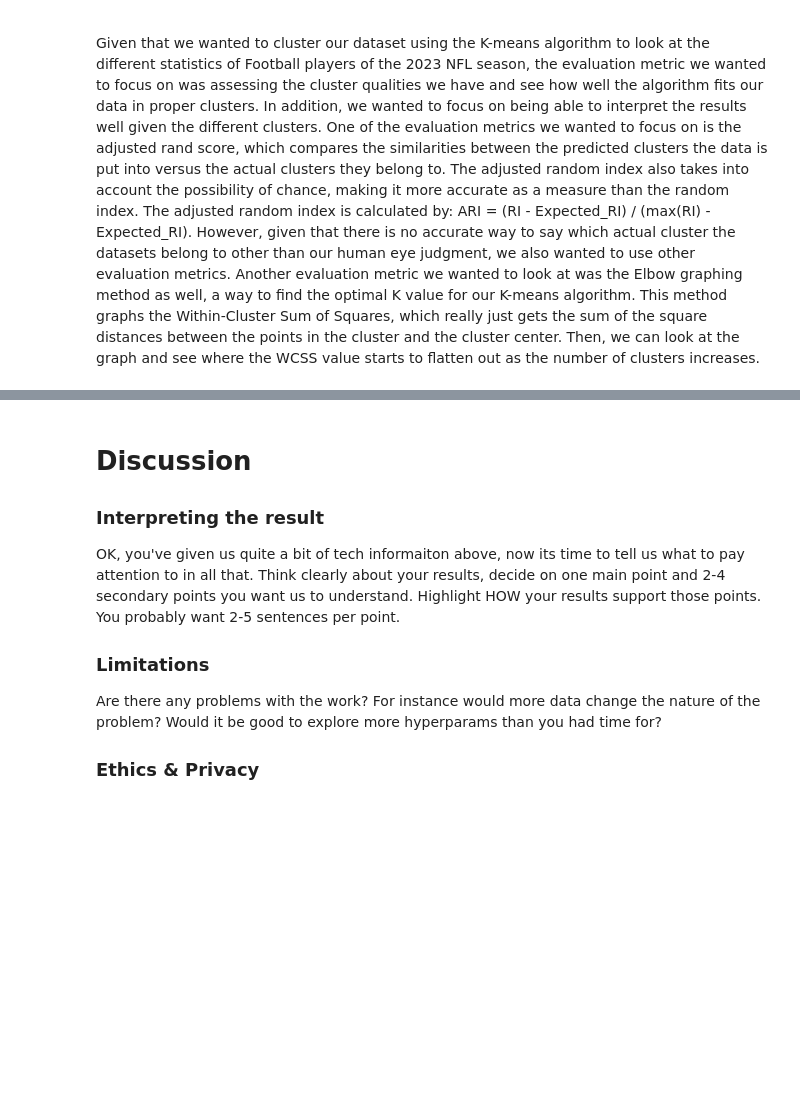
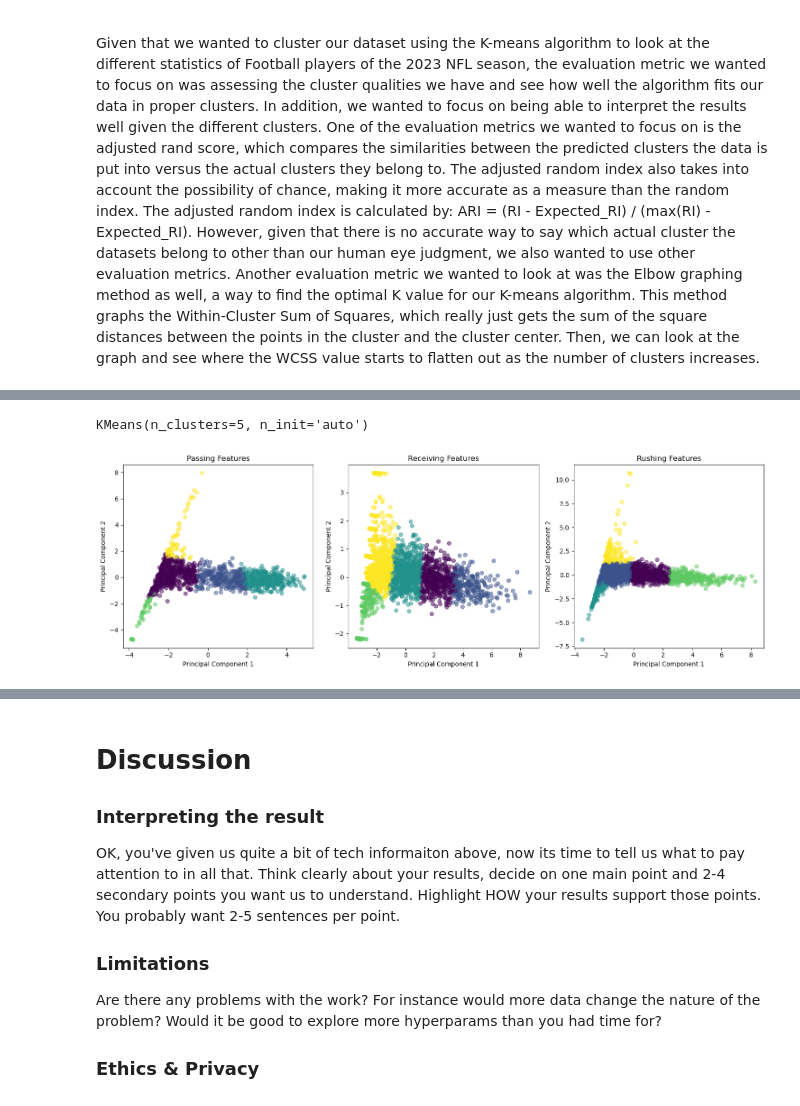
Before and after one commit to vpphan/group_template, a Jupyter notebook: FinalProject_groupXXX.ipynb, the cells around one changed output, grey strips where cells are left out. Saved outputs shown, nothing was run; the diff lists cells and outputs as text; code cells hidden in the pictures; blank space fills up the shorter version.

```diff
--- a/FinalProject_groupXXX.ipynb
+++ b/FinalProject_groupXXX.ipynb
@@ -81,0 +203,2 @@ Maybe you do model selection again, but using a different kind of metric than be
+# %%
+optimal_k = 5
@@ -81,0 +209,47 @@ Maybe you do model selection again, but using a different kind of metric than be
+# %%
+# this one also has a huge error after
+
+kmeans_passing = KMeans(n_clusters=optimal_k, n_init='auto')
+kmeans_receiving = KMeans(n_clusters=optimal_k, n_init='auto')
+kmeans_rushing = KMeans(n_clusters=optimal_k, n_init='auto')
+
+kmeans_passing.fit(passing_features.values)
+kmeans_receiving.fit(receiving_features.values)
+kmeans_rushing.fit(rushing_features.values)
+# %% [output]
+KMeans(n_clusters=5, n_init='auto')
+# %%
+# uuuh idk if this is right or not
+pca = PCA(n_components=2)
+passing_pca = pca.fit_transform(passing_features)
+receiving_pca = pca.fit_transform(receiving_features)
+rushing_pca = pca.fit_transform(rushing_features)
+plt.figure(figsize=(15, 5))
+
+# Plot for passing dataset
+plt.subplot(1, 3, 1)
+plt.scatter(passing_pca[:, 0], passing_pca[:, 1], c=kmeans_passing.labels_, cmap='viridis', alpha=0.5)
+plt.title('Passing Features')
+plt.xlabel('Principal Component 1')
+plt.ylabel('Principal Component 2')
+
+
+# Plot for receiving dataset
+plt.subplot(1, 3, 2)
+plt.scatter(receiving_pca[:, 0], receiving_pca[:, 1], c=kmeans_receiving.labels_, cmap='viridis', alpha=0.5)
+
+plt.title('Receiving Features')
+plt.xlabel('Principal Component 1')
+plt.ylabel('Principal Component 2')
+
+# Plot for rushing dataset
+plt.subplot(1, 3, 3)
+plt.scatter(rushing_pca[:, 0], rushing_pca[:, 1], c=kmeans_rushing.labels_, cmap='viridis', alpha=0.5)
+plt.title('Rushing Features')
+plt.xlabel('Principal Component 1')
+plt.ylabel('Principal Component 2')
+
+plt.tight_layout()
+plt.show()
+# %% [output]
+[figure, added]
```
Also changed, not shown: parts of 33 cells of this notebook.
